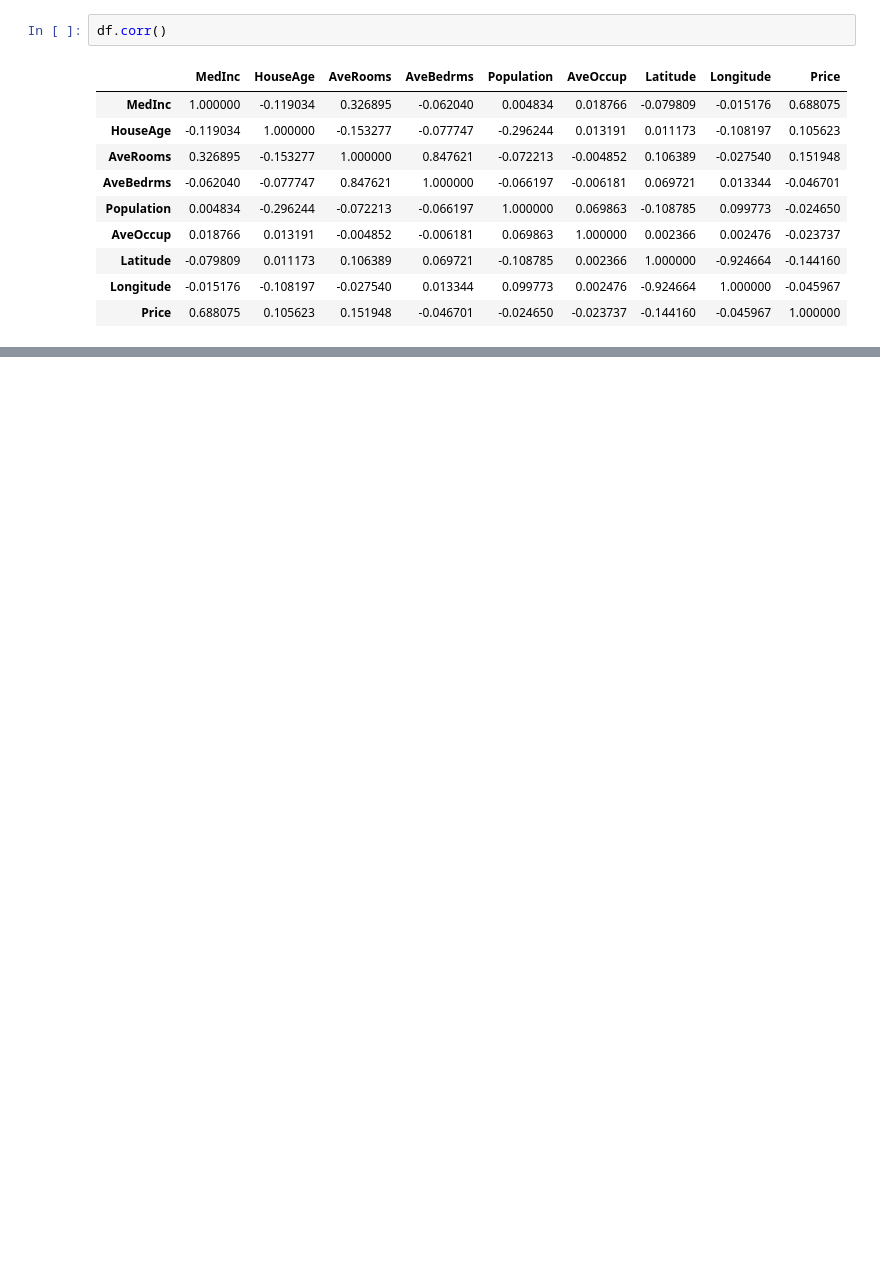
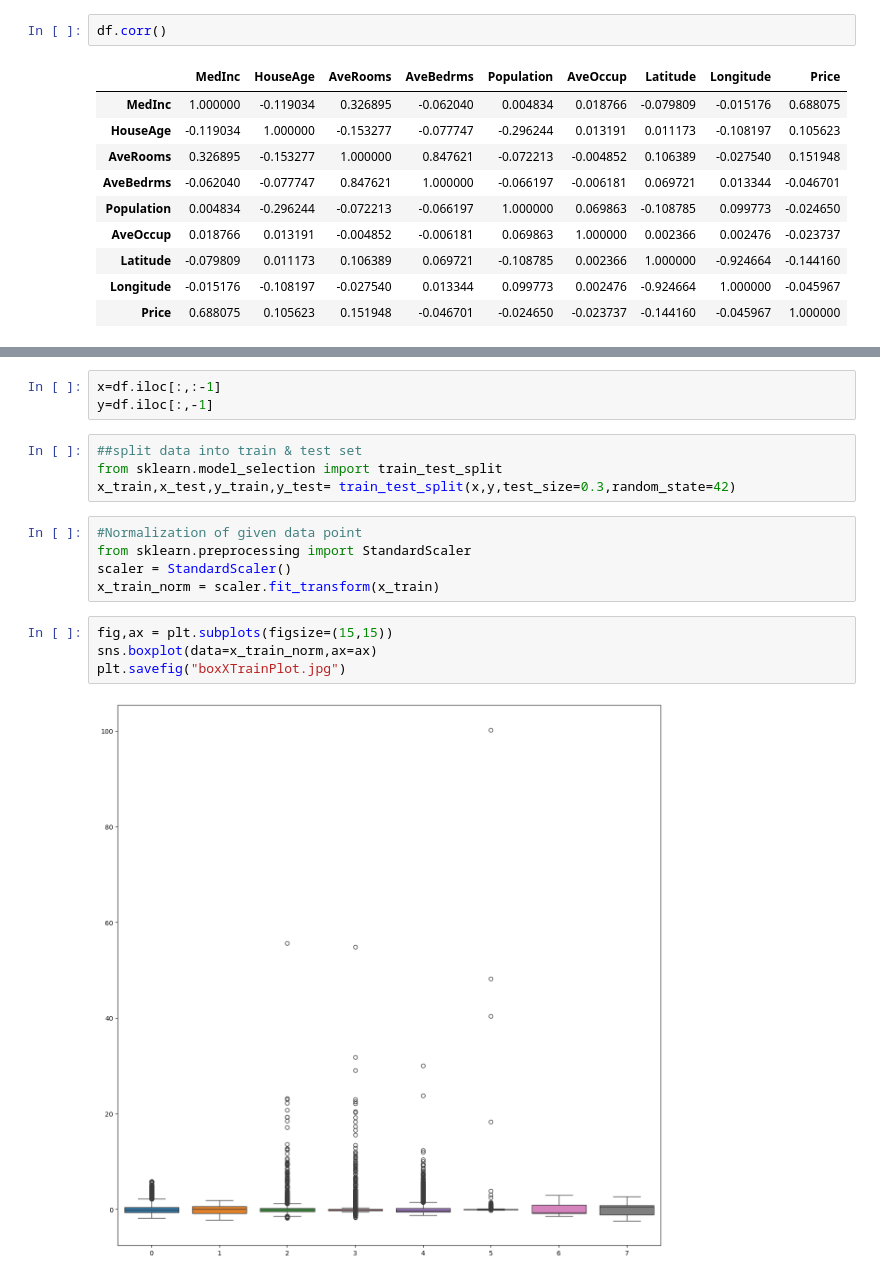
Before and after one commit to Shivamkrishna1913/Project-Housing-Prices, a Jupyter notebook: Untitled1.ipynb, the cells around one changed output, grey strips where cells are left out. Drawn from its saved outputs; the diff is of its cells as text; blank space fills up the shorter version.

```diff
--- a/Untitled1.ipynb
+++ b/Untitled1.ipynb
@@ -191,0 +211,18 @@ df.corr()
+# %%
+x=df.iloc[:,:-1]
+y=df.iloc[:,-1]
+# %%
+##split data into train & test set
+from sklearn.model_selection import train_test_split
+x_train,x_test,y_train,y_test= train_test_split(x,y,test_size=0.3,random_state=42)
+# %%
+#Normalization of given data point
+from sklearn.preprocessing import StandardScaler
+scaler = StandardScaler()
+x_train_norm = scaler.fit_transform(x_train)
+# %%
+fig,ax = plt.subplots(figsize=(15,15))
+sns.boxplot(data=x_train_norm,ax=ax)
+plt.savefig("boxXTrainPlot.jpg")
+# %% [output]
+[figure, added]
```
Also changed, not shown: parts of 21 cells of this notebook.
